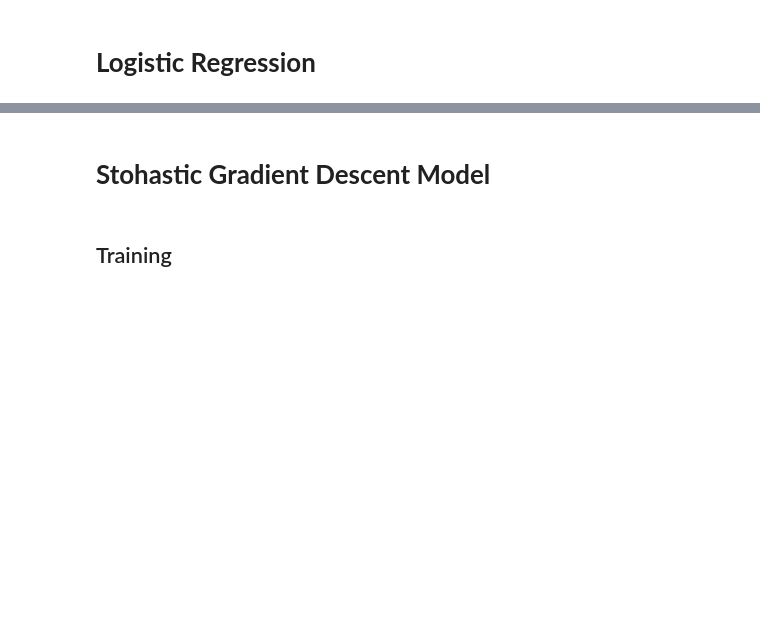
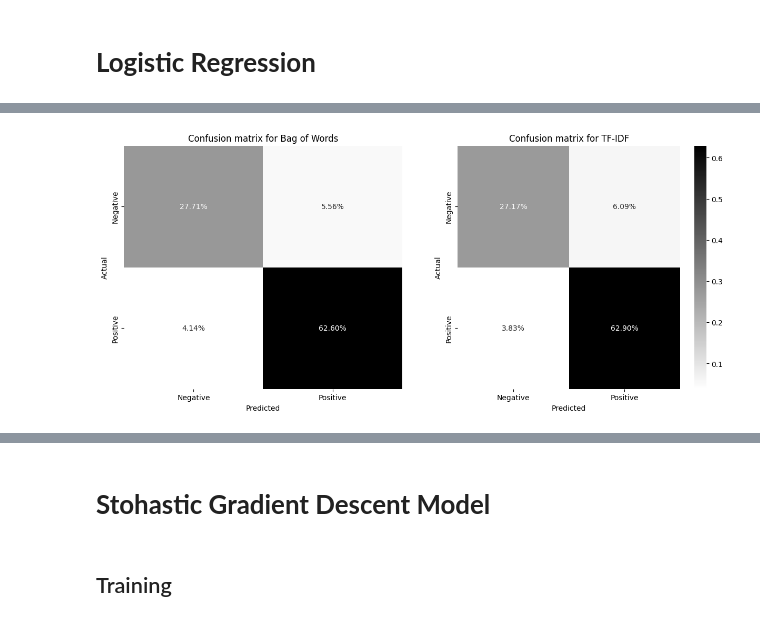
Before and after one commit to tSopermon/Baldur-s-Gate-3-game-reviews-sentiment-analysis, a Jupyter notebook: sentiment-analysis-of-webex-ml.ipynb, the cells around one changed output, grey strips where cells are left out. Cells and saved outputs as stored; diff of their text form; code cells hidden in the pictures; blank space fills up the shorter version.

```diff
--- a/sentiment-analysis-of-webex-ml.ipynb
+++ b/sentiment-analysis-of-webex-ml.ipynb
@@ -436,0 +342,3 @@ plt.show()
+# %%
+lr=LogisticRegression()
+lr
@@ -436,0 +379,7 @@ plt.show()
+# %%
+#training the model
+lr_tuned=LogisticRegression(penalty='l2', max_iter=100, C=0.5, solver='lbfgs', random_state=42, verbose=1, n_jobs=-1)
+#Fitting the model for Bag of words
+lr_bow=lr_tuned.fit(bow_train_reviews, train_sentiments)
+#Fitting the model for tfidf features
+lr_tfidf=lr.fit(tif_train_reviews, train_sentiments)
@@ -436,0 +419,7 @@ plt.show()
+# %%
+#Predicting the model for bag of words
+lr_bow_predict=lr_bow.predict(bow_test_reviews)
+print(lr_bow_predict)
+##Predicting the model for tfidf features
+lr_tfidf_predict=lr_tfidf.predict(tif_test_reviews)
+print(lr_tfidf_predict)
@@ -436,0 +475,21 @@ plt.show()
+# %%
+fig, (ax1, ax2) = plt.subplots(1, 2, figsize=(15, 6))
+
+cm_bow=confusion_matrix(test_sentiments,lr_bow_predict)
+# create heatmap
+sns.heatmap(cm_bow/np.sum(cm_bow), annot=True, fmt='.2%', cmap='binary', cbar=False,
+            xticklabels=['Negative','Positive'], yticklabels=['Negative','Positive'], ax=ax1)
+ax1.set_xlabel('Predicted')
+ax1.set_ylabel('Actual')
+ax1.set_title('Confusion matrix for Bag of Words')
+
+cm_tfidf=confusion_matrix(test_sentiments,lr_tfidf_predict)
+sns.heatmap(cm_tfidf/np.sum(cm_tfidf), annot=True, fmt='.2%', cmap='binary', cbar=True,
+            xticklabels=['Negative','Positive'], yticklabels=['Negative','Positive'], ax=ax2)
+ax2.set_xlabel('Predicted')
+ax2.set_ylabel('Actual')
+ax2.set_title('Confusion matrix for TF-IDF')
+
+plt.show()
+# %% [output]
+[figure, added]
```
Also changed, not shown: parts of 74 cells of this notebook.
